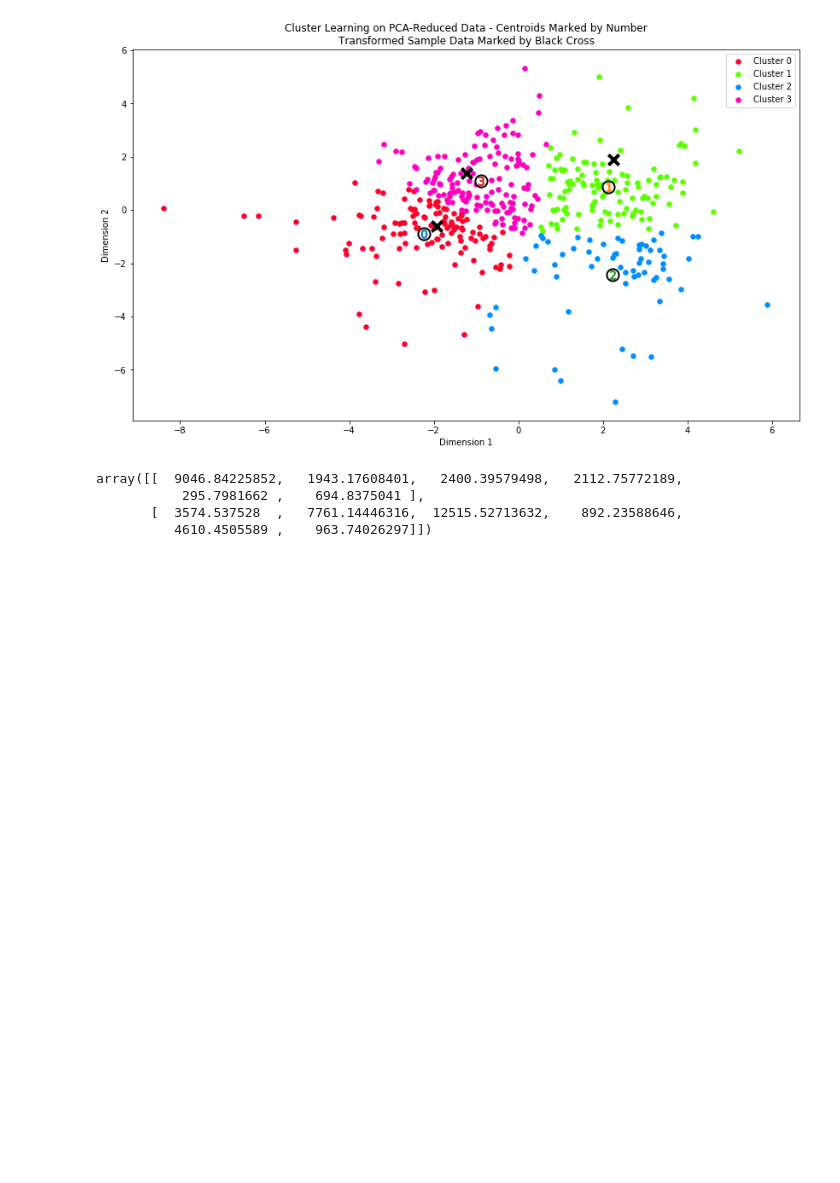
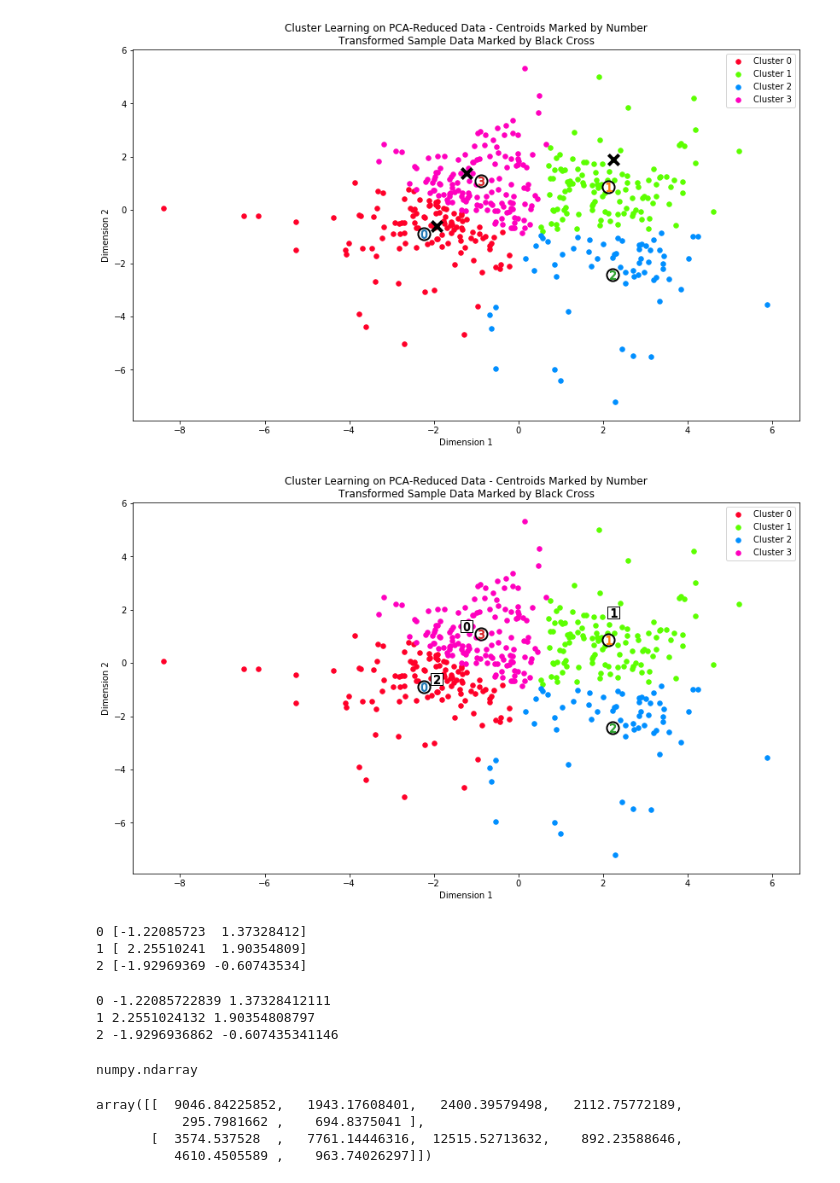
Before and after one commit to yifanxie/Udacity_MLND, a Jupyter notebook: projects/customer_segments/Running.ipynb, the cells around one changed output. Cells and saved outputs as stored; diff of their text form; code cells hidden in the pictures; blank space fills up the shorter version.

```diff
--- a/projects/customer_segments/Running.ipynb
+++ b/projects/customer_segments/Running.ipynb
@@ -133,6 +143,69 @@ vs.cluster_results(reduced_data, kmean_preds, centers, pca_samples)
 display clustering visualisation for 4 clusters
 ------------------------------------------------
 [figure]
+# %%
+def cluster_results2(reduced_data, preds, centers, pca_samples):
+    '''
+    Visualizes the PCA-reduced cluster data in two dimensions
+    Adds cues for cluster centers and student-selected sample data
+    '''
+
+    predictions = pd.DataFrame(preds, columns = ['Cluster'])
+    plot_data = pd.concat([predictions, reduced_data], axis = 1)
+
+    # Generate the cluster plot
+    fig, ax = plt.subplots(figsize = (14,8))
+
+    # Color map
+    cmap = cm.get_cmap('gist_rainbow')
+
+    # Color the points based on assigned cluster
+    for i, cluster in plot_data.groupby('Cluster'):
+        cluster.plot(ax = ax, kind = 'scatter', x = 'Dimension 1', y = 'Dimension 2', \
+                     color = cmap((i)*1.0/(len(centers)-1)), label = 'Cluster %i'%(i), s=30);
+
+    # Plot centers with indicators
+    for i, c in enumerate(centers):
+        ax.scatter(x = c[0], y = c[1], color = 'white', edgecolors = 'black', \
+                   alpha = 1, linewidth = 2, marker = 'o', s=200);
+        ax.scatter(x = c[0], y = c[1], marker='$%d$'%(i), alpha = 1, s=100);
+
+    for row in pd.DataFrame(pca_samples).iterrows():
+        idx=row[0]
+        i=row[1][0]
+        c=row[1][1]
+        ax.scatter(x = i, y = c, \
+               s = 200, linewidth = 1, color = 'white', edgecolors='black', marker = 's');
+        ax.scatter(x = i, y = c, marker='$%d$'%(idx), alpha = 1, s=100, color='black');
+
+
+    # Set plot title
+    ax.set_title("Cluster Learning on PCA-Reduced Data - Centroids Marked by Number\nTransformed Sample Data Marked by Black Cross");
+# %%
+cluster_results2(reduced_data, kmean_preds, centers, pca_samples)
+# %% [output]
+[figure, added]
+# %%
+for i, c in enumerate(pca_samples):
+    print i, c
+# %% [output]
+0 [-1.22085723  1.37328412]
+1 [ 2.25510241  1.90354809]
+2 [-1.92969369 -0.60743534]
+# %%
+for row in pd.DataFrame(pca_samples).iterrows():
+    idx=row[0]
+    i=row[1][0]
+    c=row[1][1]
+    print idx, i, c
+# %% [output]
+0 -1.22085722839 1.37328412111
+1 2.2551024132 1.90354808797
+2 -1.9296936862 -0.607435341146
+# %%
+type(pca_samples)
+# %% [output]
+numpy.ndarray
 # %%
 log_centers=pca.inverse_transform(centers)
 true_centers=np.exp(log_centers)
```
Also changed, not shown: parts of 2 cells of this notebook.
